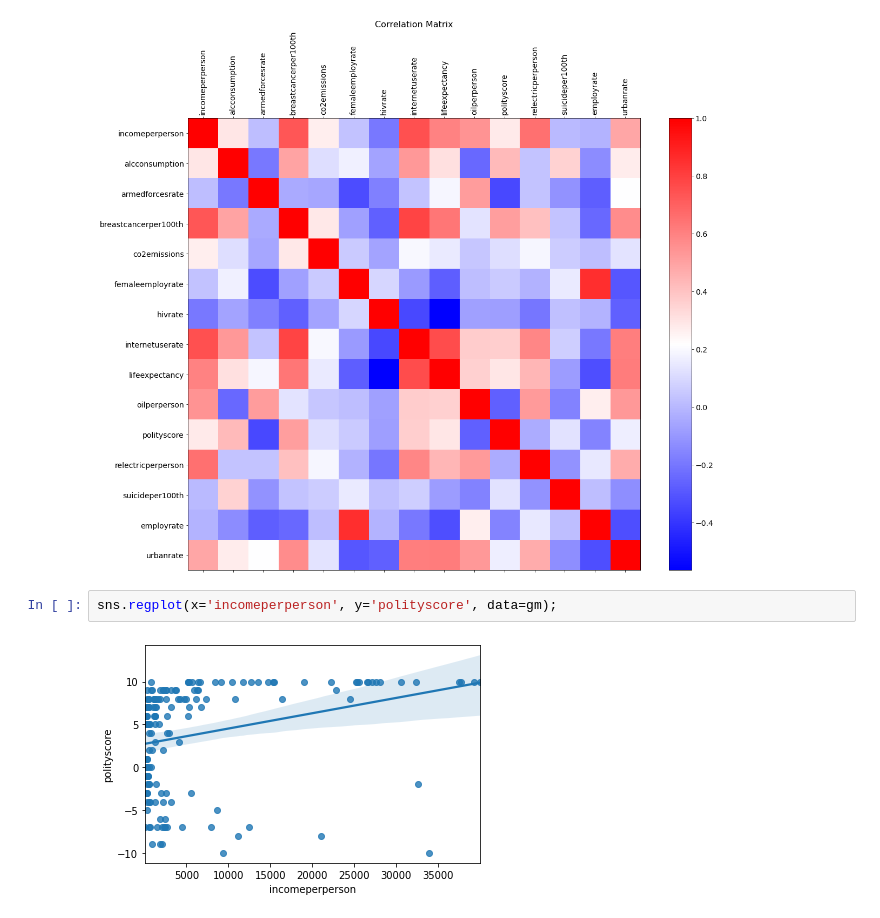
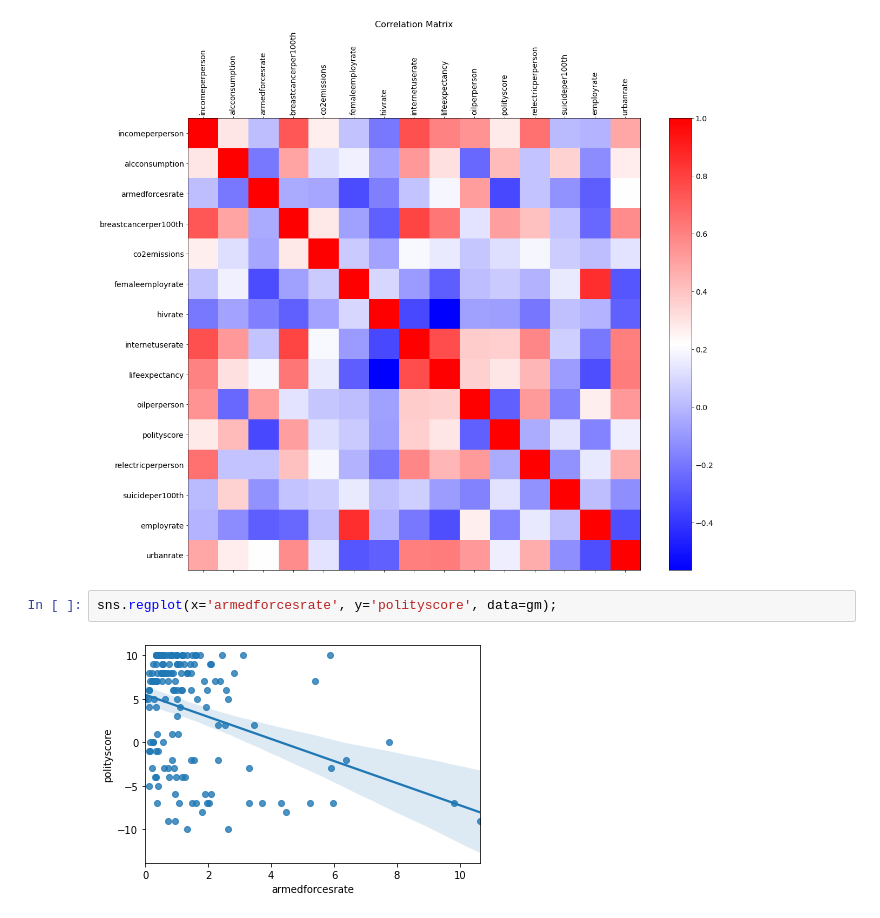
Before and after one commit to BunnyNoBugs/regression-modeling-in-practice, a Jupyter notebook: gapminder_basic_linear_regression_test.ipynb, the cells around one changed output. Saved outputs shown, nothing was run; the diff lists cells and outputs as text.

```diff
--- a/gapminder_basic_linear_regression_test.ipynb
+++ b/gapminder_basic_linear_regression_test.ipynb
@@ -34,7 +34,7 @@ plt.title('Correlation Matrix', fontsize=16);
 # %% [output]
 [figure]
 # %%
-sns.regplot(x='incomeperperson', y='polityscore', data=gm);
+sns.regplot(x='armedforcesrate', y='polityscore', data=gm);
 # %% [output]
-[figure, old version]
+[figure, new version]
 # %%
```
Also changed, not shown: parts of 1 cell of this notebook.
